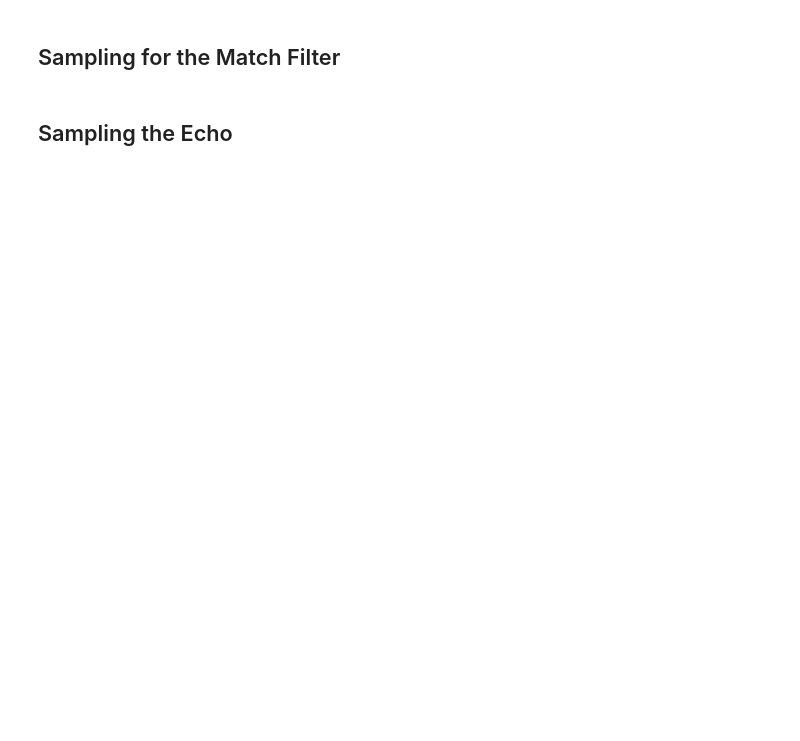
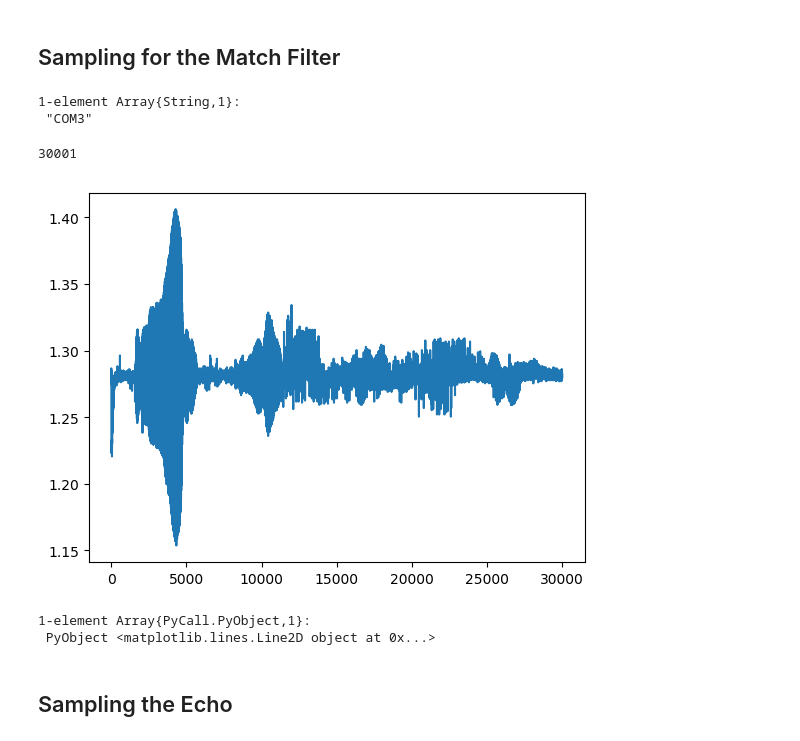
Before and after one commit to Niceta-Nduku/Sonar-Design-Project, a Jupyter notebook: Receive Processing.ipynb, the cells around one changed output. Drawn from its saved outputs; the diff is of its cells as text; code cells hidden in the pictures; blank space fills up the shorter version.

```diff
--- a/Receive Processing.ipynb
+++ b/Receive Processing.ipynb
@@ -5,6 +5,77 @@
 using SerialPorts
 using PyPlot
 using FFTW
+list_serialports()
+# %% [output]
+1-element Array{String,1}:
+ "COM3"
+# %%
+list_serialports() # show available ports
+
+a = []
+b = ""
+i = 0
+
+ser = SerialPort("COM3:", 9600)
+
+r = readavailable(ser)
+
+# Start a conversion
+write(ser, "c")
+
+while bytesavailable(ser) < 1
+    continue
+end
+sleep(0.05)
+r = readavailable(ser)
+
+# Get the values
+write(ser, "p") # Print DMA buffer
+while bytesavailable(ser) < 1
+    continue # wait for a response
+end
+
+while true
+    if bytesavailable(ser) < 2
+        sleep(0.005) # Wait and check again
+        if bytesavailable(ser) < 1
+            break
+        end
+    end
+
+    b = string(b, readavailable(ser))
+
+end
+
+close(ser)
+
+a=split(b, ("\r\n"))
+
+println(length(a))
+# %% [output]
+30001
+# %%
+ac = []
+i=1
+
+while (i<length(a)-1)
+    if length(a[i])>5
+        push!(ac,parse(Int,(a[i][1:4])))
+        push!(ac,parse(Int,(a[i][5:8])))
+    else
+        push!(ac,parse(Int,(a[i])))
+    end
+    i+=1
+end
+
+match = (3.3/4096).*ac
+# print(match)
+figure()
+plot(match)
+# %% [output]
+[figure, added]
+1-element Array{PyCall.PyObject,1}:
+ PyObject <matplotlib.lines.Line2D object at 0x...>
 # %% [markdown]
 ## Sampling the Echo
 # %%
```
Also changed, not shown: parts of 11 cells of this notebook, 1 other file.
